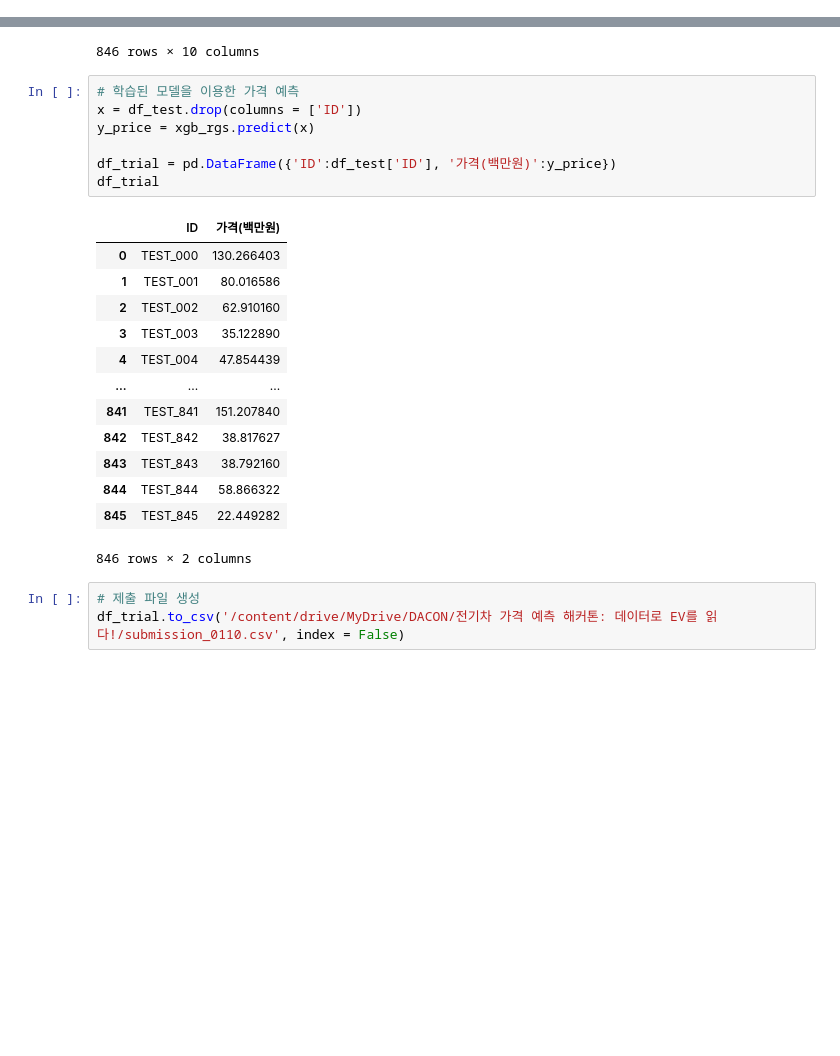
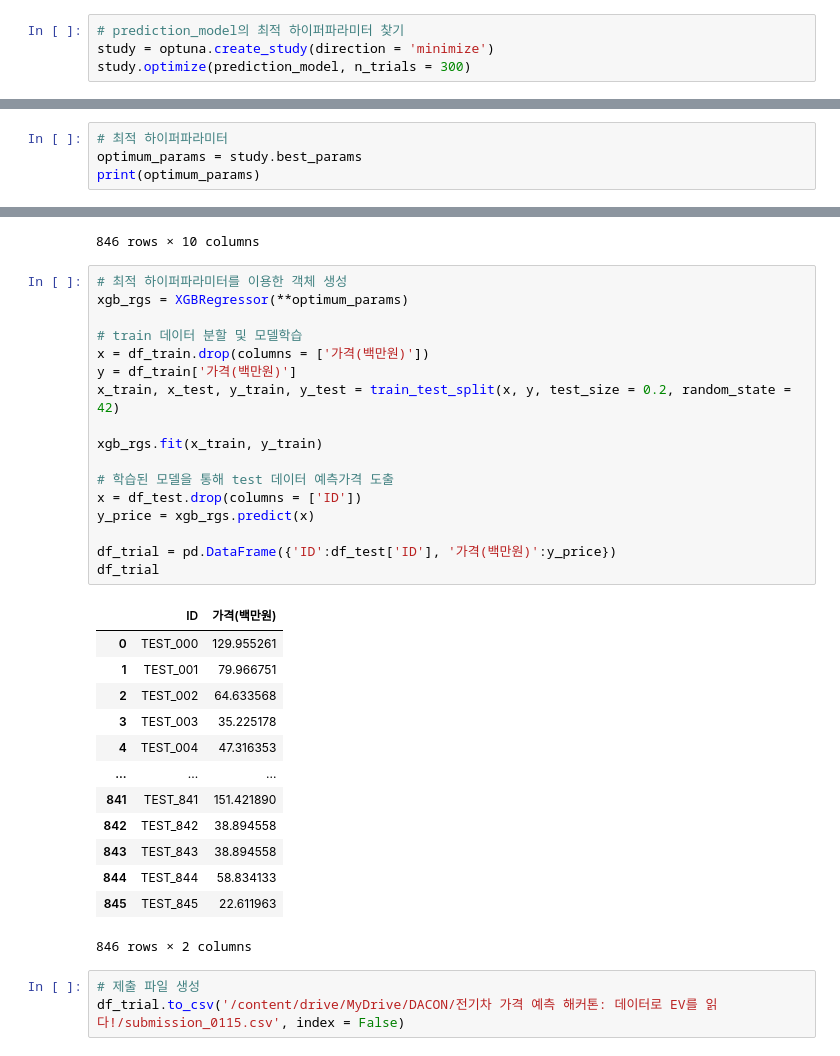
Before and after one commit to jeyday/DACON_Prediction_for_EVPrice, a Jupyter notebook: Prediction for EVPrice.ipynb, the cells around one changed output, grey strips where cells are left out. Drawn from its saved outputs; the diff is of its cells as text; blank space fills up the shorter version.

```diff
--- a/Prediction for EVPrice.ipynb
+++ b/Prediction for EVPrice.ipynb
@@ -138,0 +163,4 @@ RMSE Score: 1.4396752743790546
+# %%
+# prediction_model의 최적 하이퍼파라미터 찾기
+study = optuna.create_study(direction = 'minimize')
+study.optimize(prediction_model, n_trials = 300)
@@ -138,0 +185,4 @@ RMSE Score: 1.4396752743790546
+# %%
+# 최적 하이퍼파라미터
+optimum_params = study.best_params
+print(optimum_params)
@@ -179,26 +231,36 @@ df_test
 | 845 | TEST_845 | 1 | 18 | 2 | 46.000000 | 0 | 53945 | 0 | 0 | 0 |
 846 rows × 10 columns
 # %%
-# 학습된 모델을 이용한 가격 예측
+# 최적 하이퍼파라미터를 이용한 객체 생성
+xgb_rgs = XGBRegressor(**optimum_params)
+
+# train 데이터 분할 및 모델학습
+x = df_train.drop(columns = ['가격(백만원)'])
+y = df_train['가격(백만원)']
+x_train, x_test, y_train, y_test = train_test_split(x, y, test_size = 0.2, random_state = 42)
+
+xgb_rgs.fit(x_train, y_train)
+
+# 학습된 모델을 통해 test 데이터 예측가격 도출
 x = df_test.drop(columns = ['ID'])
 y_price = xgb_rgs.predict(x)
 
 df_trial = pd.DataFrame({'ID':df_test['ID'], '가격(백만원)':y_price})
 df_trial
 # %% [output]
 |  | ID | 가격(백만원) |
-| 0 | TEST_000 | 130.266403 |
-| 1 | TEST_001 | 80.016586 |
-| 2 | TEST_002 | 62.910160 |
-| 3 | TEST_003 | 35.122890 |
-| 4 | TEST_004 | 47.854439 |
+| 0 | TEST_000 | 129.955261 |
+| 1 | TEST_001 | 79.966751 |
+| 2 | TEST_002 | 64.633568 |
+| 3 | TEST_003 | 35.225178 |
+| 4 | TEST_004 | 47.316353 |
 | ... | ... | ... |
-| 841 | TEST_841 | 151.207840 |
-| 842 | TEST_842 | 38.817627 |
-| 843 | TEST_843 | 38.792160 |
-| 844 | TEST_844 | 58.866322 |
-| 845 | TEST_845 | 22.449282 |
+| 841 | TEST_841 | 151.421890 |
+| 842 | TEST_842 | 38.894558 |
+| 843 | TEST_843 | 38.894558 |
+| 844 | TEST_844 | 58.834133 |
+| 845 | TEST_845 | 22.611963 |
 846 rows × 2 columns
 # %%
 # 제출 파일 생성
-df_trial.to_csv('/content/drive/MyDrive/DACON/전기차 가격 예측 해커톤: 데이터로 EV를 읽다!/submission_0110.csv', index = False)
+df_trial.to_csv('/content/drive/MyDrive/DACON/전기차 가격 예측 해커톤: 데이터로 EV를 읽다!/submission_0115.csv', index = False)
```
Also changed, not shown: parts of 4 cells of this notebook.
